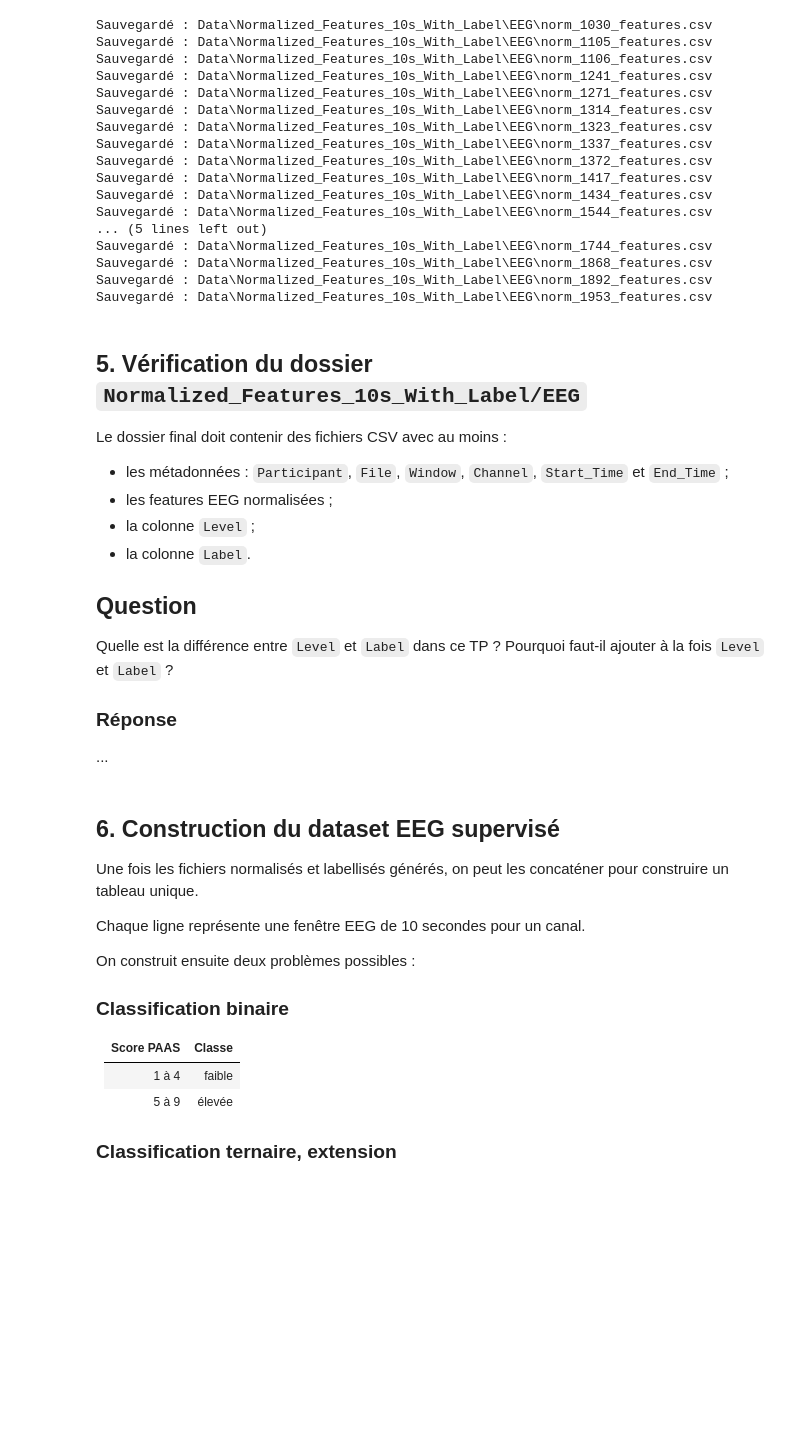
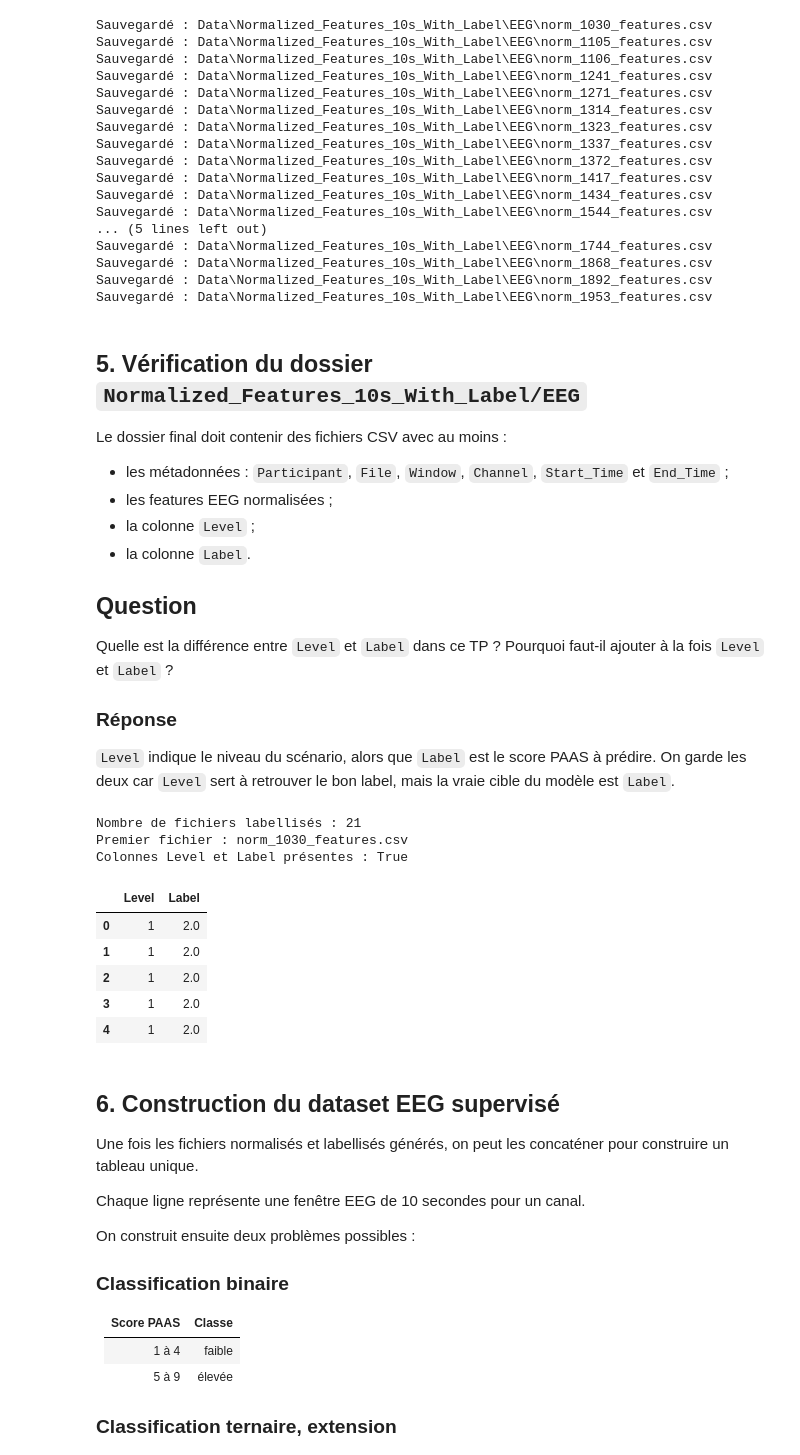
Before and after one commit to molivier1/Cerveau-Machine, a Jupyter notebook: TP.ipynb, the cells around one changed output. Saved outputs shown, nothing was run; the diff lists cells and outputs as text; code cells hidden in the pictures; blank space fills up the shorter version.

```diff
--- a/TP.ipynb
+++ b/TP.ipynb
@@ -461,9 +461,30 @@ Quelle est la différence entre `Level` et `Label` dans ce TP ? Pourquoi faut-il
 
 ### Réponse
 
-...
+`Level` indique le niveau du scénario, alors que `Label` est le score PAAS à prédire. On garde les deux car `Level` sert à retrouver le bon label, mais la vraie cible du modèle est `Label`.
 # %%
 # Vérification du dossier Normalized_Features_10s_With_Label/EEG
+labeled_files = list(LABELED_EEG_DIR.glob("norm_*.csv"))
+
+print("Nombre de fichiers labellisés :", len(labeled_files))
+
+if len(labeled_files) > 0:
+    df_check = pd.read_csv(labeled_files[0])
+    print("Premier fichier :", labeled_files[0].name)
+    print("Colonnes Level et Label présentes :", {"Level", "Label"}.issubset(df_check.columns))
+    display(df_check[["Level", "Label"]].head())
+else:
+    print("Aucun fichier labellisé trouvé.")
+# %% [output]
+Nombre de fichiers labellisés : 21
+Premier fichier : norm_1030_features.csv
+Colonnes Level et Label présentes : True
+|  | Level | Label |
+| 0 | 1 | 2.0 |
+| 1 | 1 | 2.0 |
+| 2 | 1 | 2.0 |
+| 3 | 1 | 2.0 |
+| 4 | 1 | 2.0 |
 # %% [markdown]
 ## 6. Construction du dataset EEG supervisé
 
```
